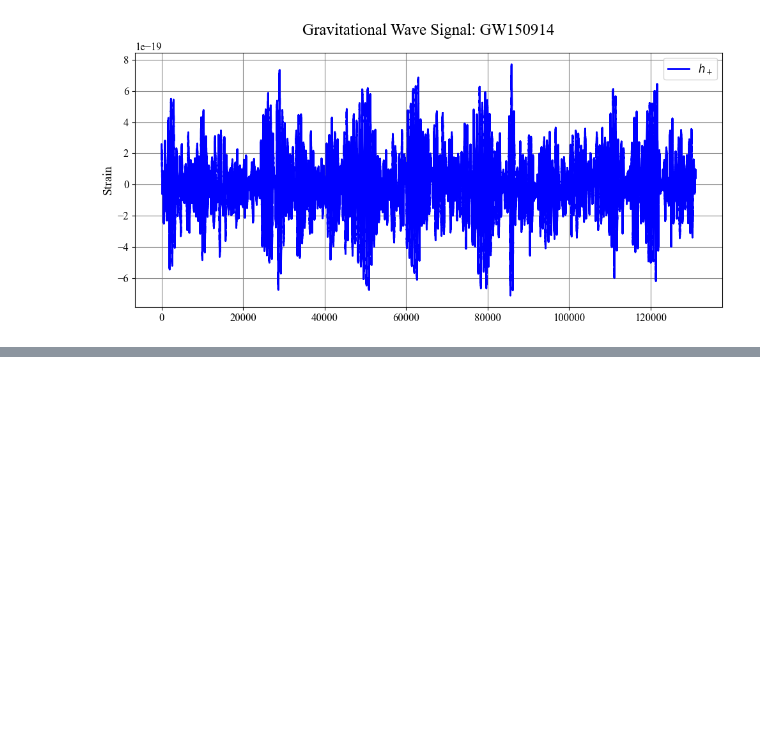
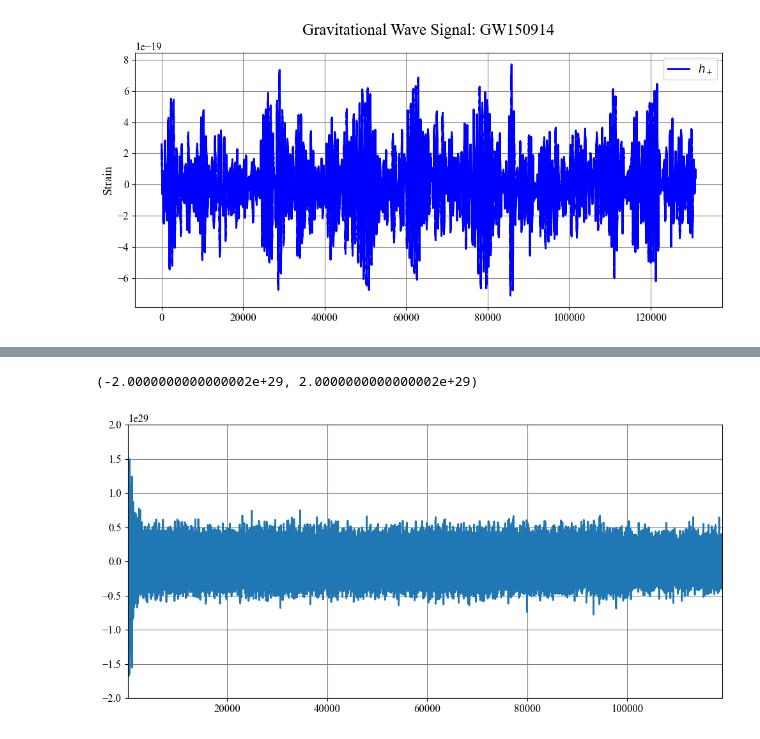
Before and after one commit to Richardforphys/AstroStatistics, a Jupyter notebook: AML/Notebooks/AstroGW/PSD.ipynb, the cells around one changed output, grey strips where cells are left out. Saved outputs shown, nothing was run; the diff lists cells and outputs as text; code cells hidden in the pictures; blank space fills up the shorter version.

Commit message:
Matched filtering a signal

```diff
--- a/AML/Notebooks/AstroGW/PSD.ipynb
+++ b/AML/Notebooks/AstroGW/PSD.ipynb
@@ -45,0 +52,25 @@ plt.plot(filtered_h, label='Filtered Signal', color='green')
+# %%
+# Compute FFT of the strain data (real FFT)
+hhat = np.fft.rfft(h)
+
+# Frequencies corresponding to rfft
+fft_freqs = np.fft.rfftfreq(len(h), d=1/fs)
+
+# Interpolate the PSD to match the FFT frequency bins
+Pxx_interp = np.interp(fft_freqs, freqs, Pxx_H1)
+
+# Frequency-domain filtering
+K_hat = hhat / Pxx_interp
+
+# Transform back to time domain
+K = np.fft.irfft(K_hat)
+# %%
+S_hat = 1j * 2 * np.pi * fft_freqs * K_hat
+S = np.fft.irfft(S_hat)
+# %%
+plt.plot(S)
+plt.xlim(100,119000)
+plt.ylim(-0.2*1e30,0.2*1e30)
+# %% [output]
+(-2.0000000000000002e+29, 2.0000000000000002e+29)
+[figure, added]
```
Also changed, not shown: parts of 12 cells of this notebook, 1 other file.
